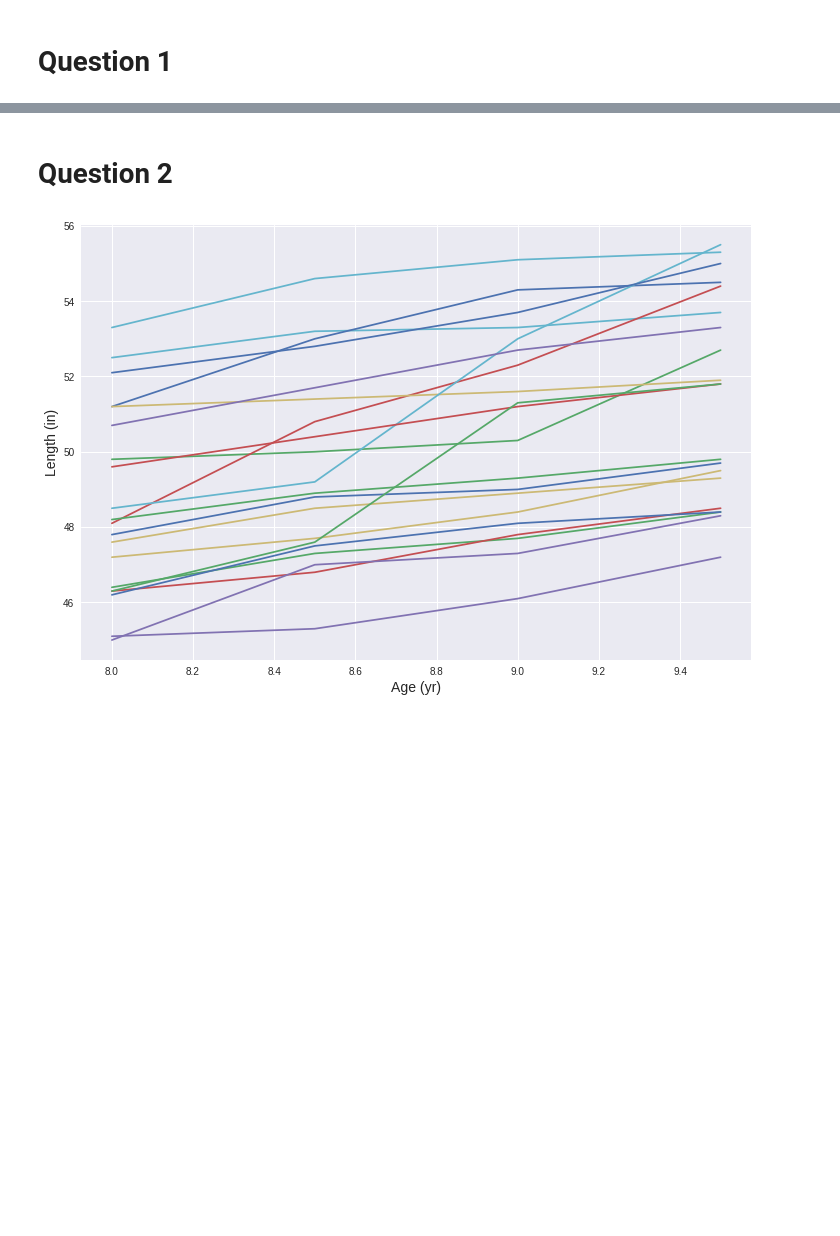
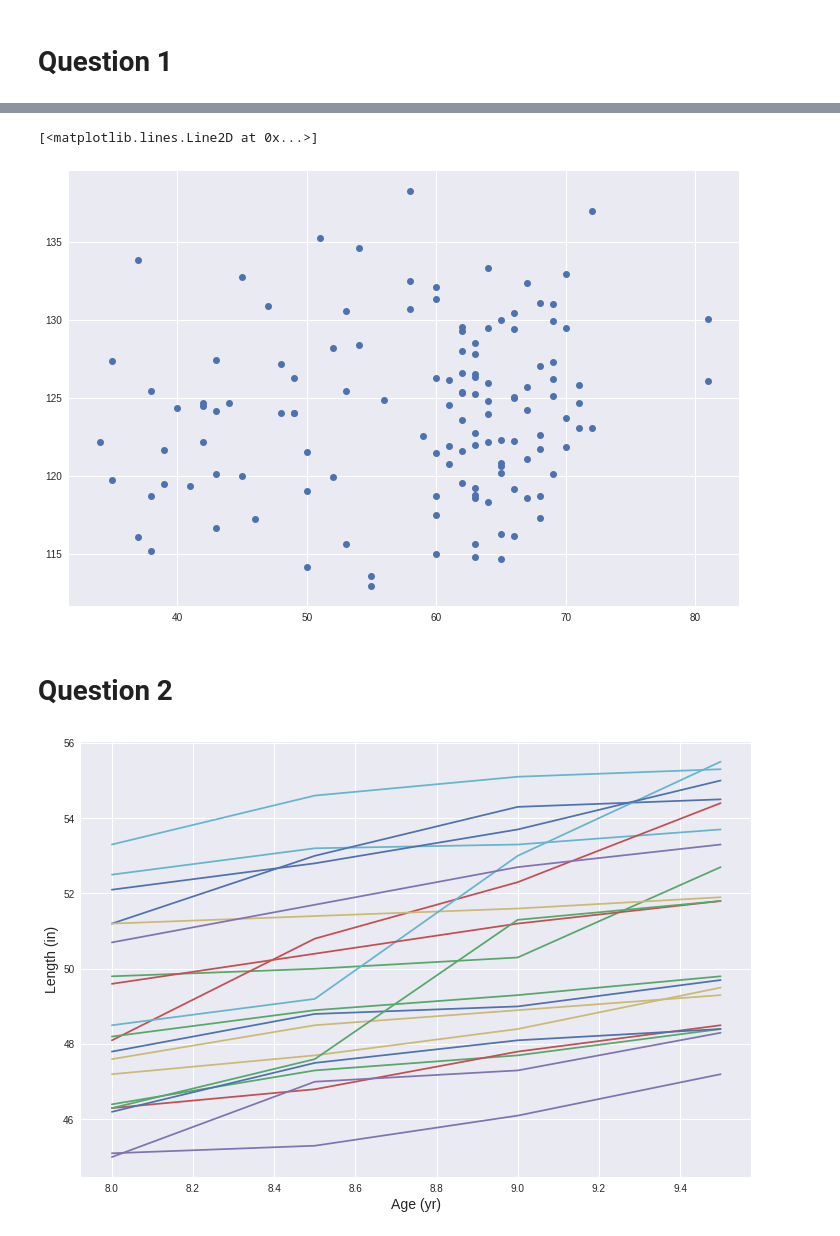
Before and after one commit to mileslucas/stat444, a Jupyter notebook: hw3/hw3.ipynb, the cells around one changed output, grey strips where cells are left out. Cells and saved outputs as stored; diff of their text form; code cells hidden in the pictures; blank space fills up the shorter version.

```diff
--- a/hw3/hw3.ipynb
+++ b/hw3/hw3.ipynb
@@ -37,3 +79,9 @@ SyntaxError: unexpected EOF while parsing (<ipython-input-26-04a6ca0d8b9c>, line
+# %%
+ppc = pm.sample_ppc(wtrace, 1000, model)
+plt.plot(uncensored['age'], ppc['obs'].mean(axis=0), 'o')
+# %% [output]
+[<matplotlib.lines.Line2D at 0x...>]
+[figure, added]
 # %% [markdown]
 # Question 2
 # %%
```
Also changed, not shown: parts of 7 cells of this notebook.
